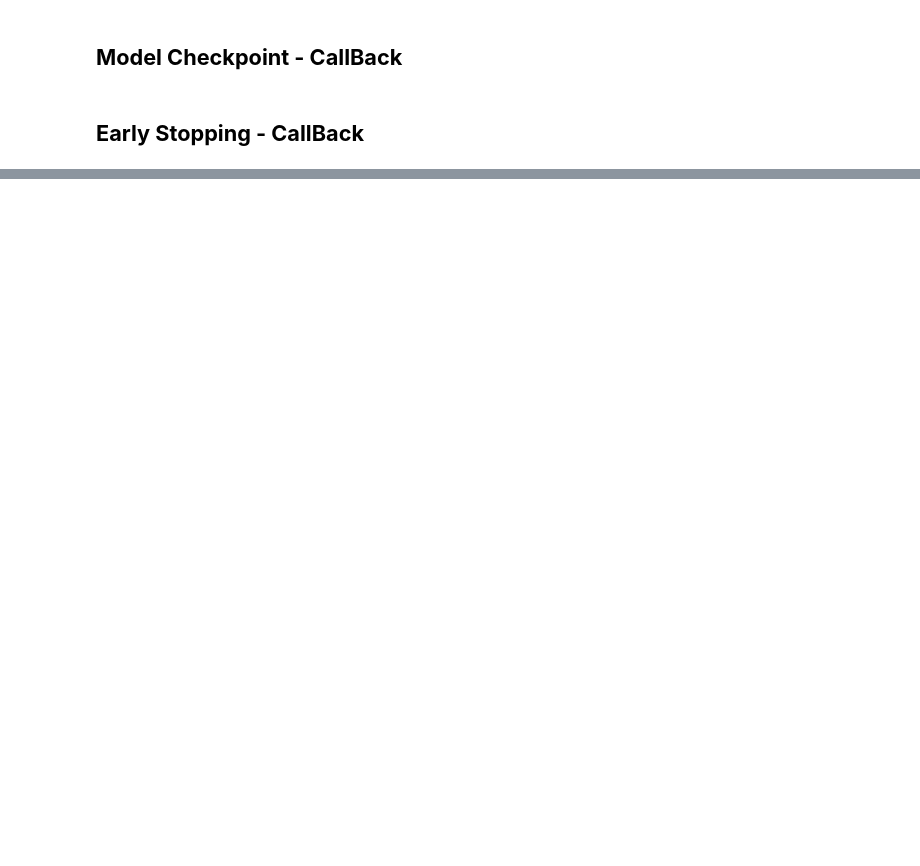
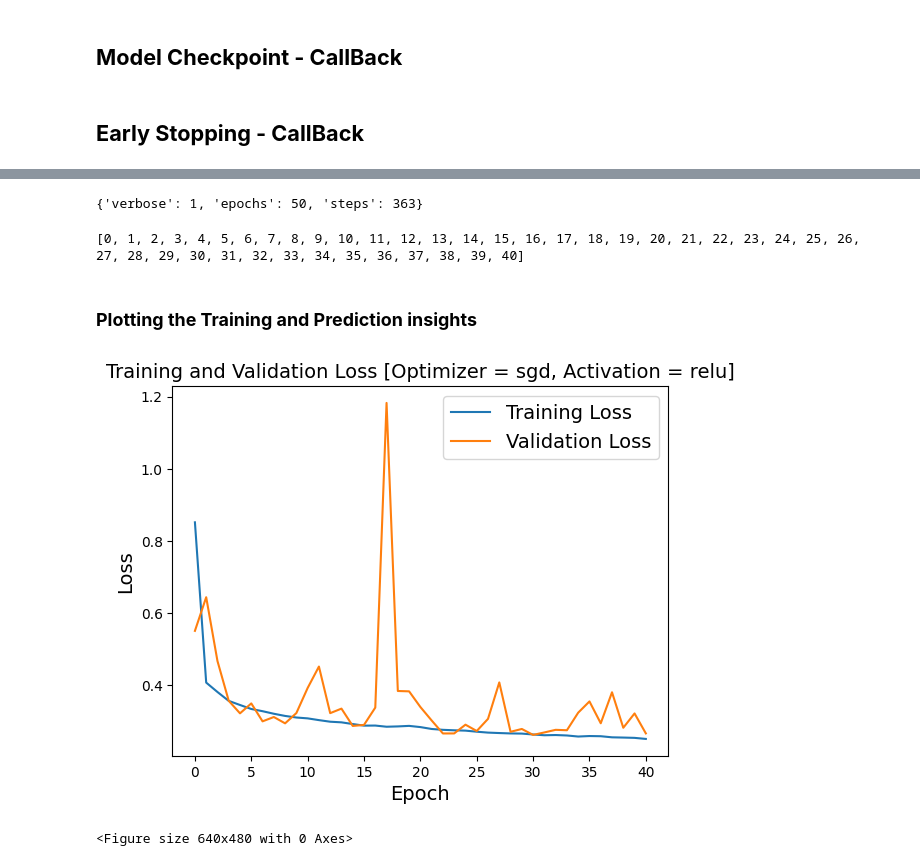
Before and after one commit to moheed-ali/AIML-Notebook-Collection, a Jupyter notebook: california.ipynb, the cells around one changed output, grey strips where cells are left out. Drawn from its saved outputs; the diff is of its cells as text; code cells hidden in the pictures; blank space fills up the shorter version.

Commit message:
Training Model with Different Parameter

```diff
--- a/california.ipynb
+++ b/california.ipynb
@@ -267,0 +141,2 @@ Root Mean Squared Error on Test Set: 0.6913974998480781
+# %%
+early_stopping_cb = tf.keras.callbacks.EarlyStopping(patience=10, restore_best_weights=True)
@@ -267,0 +156,10 @@ Root Mean Squared Error on Test Set: 0.6913974998480781
+# %%
+# Model with SGD optimizer
+sgd_model = tf.keras.Sequential([
+    layers.Input(shape=(X_train_scaled.shape[1],)),  # Input layer
+    layers.Dense(units=128, activation='relu'),  # Hidden layer with 64 neurons and 'relu' activation
+    layers.Dense(units=64, activation='relu'),  # Hidden layer with 64 neurons and 'relu' activation
+    layers.Dense(units=32, activation='relu'),  # Another hidden layer with 32 neurons and 'relu' activation
+    layers.Dense(units=16, activation='relu'),  # Another hidden layer with 16 neurons and 'relu' activation
+    layers.Dense(units=1)  # Output layer (1 neuron for regression)
+])
@@ -267,0 +168,4 @@ Root Mean Squared Error on Test Set: 0.6913974998480781
+# %%
+sgd_optimizer = tf.keras.optimizers.SGD(learning_rate=0.01)
+
+sgd_model.compile(optimizer=sgd_optimizer, loss='mean_squared_error', metrics=['mae'])
@@ -267,0 +201,3 @@ Root Mean Squared Error on Test Set: 0.6913974998480781
+# %%
+# Train the model on the scaled training data with callbacks
+sgd_model_history = sgd_model.fit(X_train_scaled, y_train, epochs=50, batch_size=32, validation_data=(X_valid_scaled, y_valid), callbacks=[checkpoint_cb, early_stopping_cb])
@@ -267,0 +222,25 @@ Root Mean Squared Error on Test Set: 0.6913974998480781
+# %%
+sgd_model_history.params
+# %% [output]
+{'verbose': 1, 'epochs': 50, 'steps': 363}
+# %%
+print(sgd_model_history.epoch)
+# %% [output]
+[0, 1, 2, 3, 4, 5, 6, 7, 8, 9, 10, 11, 12, 13, 14, 15, 16, 17, 18, 19, 20, 21, 22, 23, 24, 25, 26, 27, 28, 29, 30, 31, 32, 33, 34, 35, 36, 37, 38, 39, 40]
+# %% [markdown]
+### **Plotting the Training and Prediction insights**
+# %%
+# Plot training history
+plt.plot(sgd_model_history.history['loss'], label='Training Loss')
+plt.plot(sgd_model_history.history['val_loss'], label='Validation Loss')
+plt.title('Training and Validation Loss [Optimizer = sgd, Activation = relu]')
+plt.xlabel('Epoch')
+plt.ylabel('Loss')
+plt.legend()
+plt.show()
+
+# Save the plot
+plt.savefig('Training and Validation Loss [Optimizer = sgd, Activation = relu].png')
+# %% [output]
+[figure, added]
+<Figure size 640x480 with 0 Axes>
```
Also changed, not shown: parts of 73 cells of this notebook.
